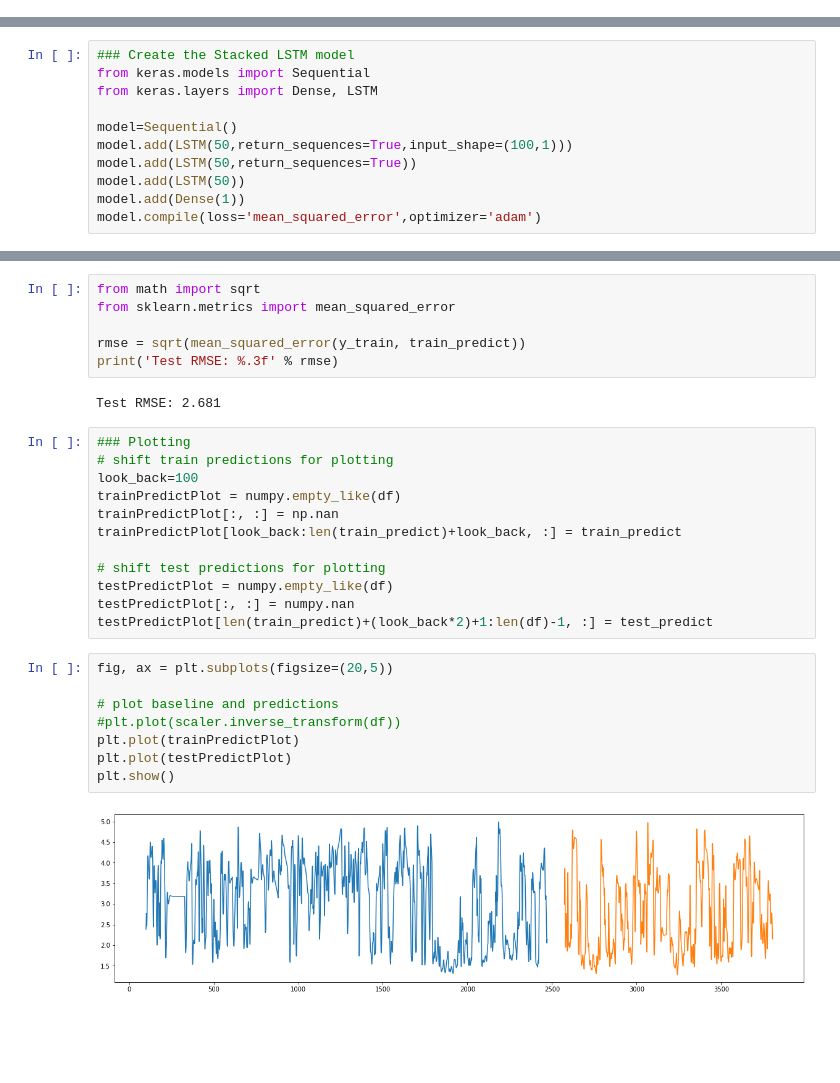
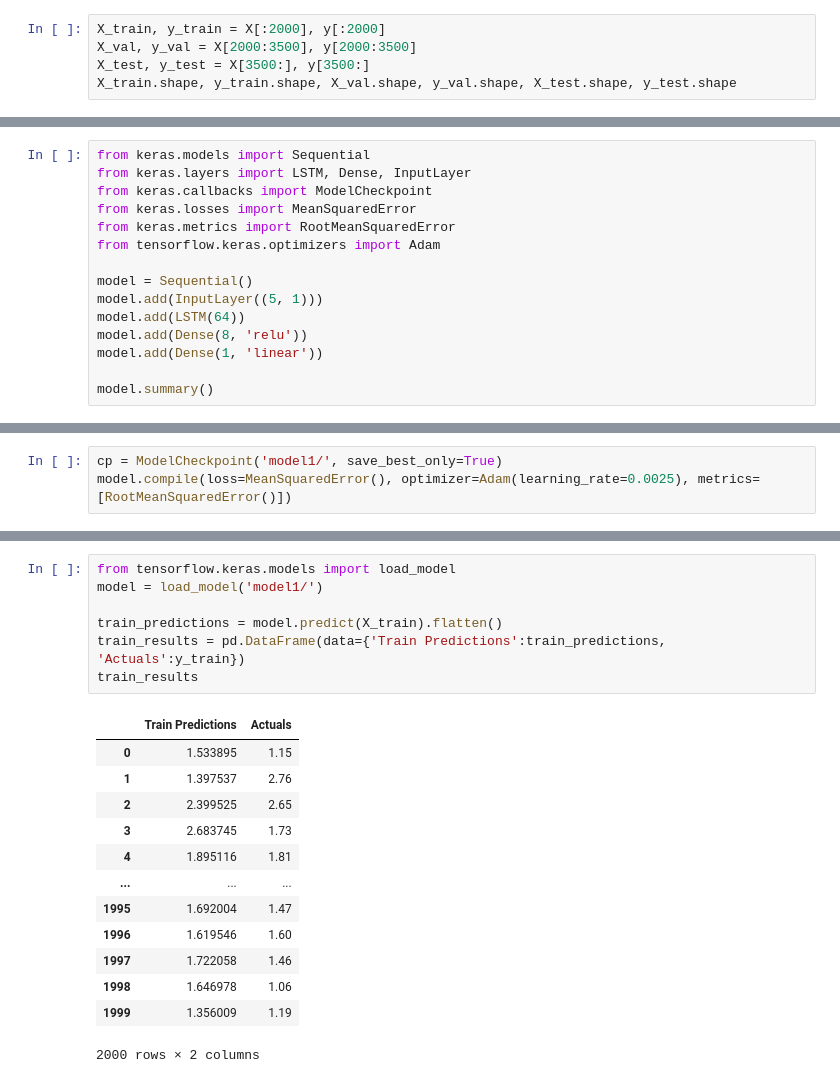
Before and after one commit to Malekkamoua/Quality-prediction-industry-4.0, a Jupyter notebook: 5_Forecasting | LSTM.ipynb, the cells around one changed output, grey strips where cells are left out. Saved outputs shown, nothing was run; the diff lists cells and outputs as text; blank space fills up the shorter version.

```diff
--- a/5_Forecasting | LSTM.ipynb
+++ b/5_Forecasting | LSTM.ipynb
@@ -48,0 +35,5 @@ X_test = X_test.reshape(X_test.shape[0],X_test.shape[1] , 1)
+# %%
+X_train, y_train = X[:2000], y[:2000]
+X_val, y_val = X[2000:3500], y[2000:3500]
+X_test, y_test = X[3500:], y[3500:]
+X_train.shape, y_train.shape, X_val.shape, y_val.shape, X_test.shape, y_test.shape
@@ -49,11 +42,15 @@ X_test = X_test.reshape(X_test.shape[0],X_test.shape[1] , 1)
 # %%
-### Create the Stacked LSTM model
 from keras.models import Sequential
-from keras.layers import Dense, LSTM
+from keras.layers import LSTM, Dense, InputLayer
+from keras.callbacks import ModelCheckpoint
+from keras.losses import MeanSquaredError
+from keras.metrics import RootMeanSquaredError
+from tensorflow.keras.optimizers import Adam
 
-model=Sequential()
-model.add(LSTM(50,return_sequences=True,input_shape=(100,1)))
-model.add(LSTM(50,return_sequences=True))
-model.add(LSTM(50))
-model.add(Dense(1))
-model.compile(loss='mean_squared_error',optimizer='adam')
+model = Sequential()
+model.add(InputLayer((5, 1)))
+model.add(LSTM(64))
+model.add(Dense(8, 'relu'))
+model.add(Dense(1, 'linear'))
+
+model.summary()
@@ -60 +73,4 @@ model.compile(loss='mean_squared_error',optimizer='adam')
+# %%
+cp = ModelCheckpoint('model1/', save_best_only=True)
+model.compile(loss=MeanSquaredError(), optimizer=Adam(learning_rate=0.0025), metrics=[RootMeanSquaredError()])
 # %%
@@ -92,30 +100,21 @@ math.sqrt(mean_squared_error(ytest,test_predict))
-# %%
-from math import sqrt
-from sklearn.metrics import mean_squared_error
-
-rmse = sqrt(mean_squared_error(y_train, train_predict))
-print('Test RMSE: %.3f' % rmse)
-# %% [output]
-Test RMSE: 2.681
-# %%
-### Plotting
-# shift train predictions for plotting
-look_back=100
-trainPredictPlot = numpy.empty_like(df)
-trainPredictPlot[:, :] = np.nan
-trainPredictPlot[look_back:len(train_predict)+look_back, :] = train_predict
-
-# shift test predictions for plotting
-testPredictPlot = numpy.empty_like(df)
-testPredictPlot[:, :] = numpy.nan
-testPredictPlot[len(train_predict)+(look_back*2)+1:len(df)-1, :] = test_predict
-# %%
-fig, ax = plt.subplots(figsize=(20,5))
-
-# plot baseline and predictions
-#plt.plot(scaler.inverse_transform(df))
-plt.plot(trainPredictPlot)
-plt.plot(testPredictPlot)
-plt.show()
-# %% [output]
-[figure, removed]
+# %%
+from tensorflow.keras.models import load_model
+model = load_model('model1/')
+
+train_predictions = model.predict(X_train).flatten()
+train_results = pd.DataFrame(data={'Train Predictions':train_predictions, 'Actuals':y_train})
+train_results
+# %% [output]
+|  | Train Predictions | Actuals |
+| 0 | 1.533895 | 1.15 |
+| 1 | 1.397537 | 2.76 |
+| 2 | 2.399525 | 2.65 |
+| 3 | 2.683745 | 1.73 |
+| 4 | 1.895116 | 1.81 |
+| ... | ... | ... |
+| 1995 | 1.692004 | 1.47 |
+| 1996 | 1.619546 | 1.60 |
+| 1997 | 1.722058 | 1.46 |
+| 1998 | 1.646978 | 1.06 |
+| 1999 | 1.356009 | 1.19 |
+2000 rows × 2 columns
```
Also changed, not shown: parts of 15 cells of this notebook.
